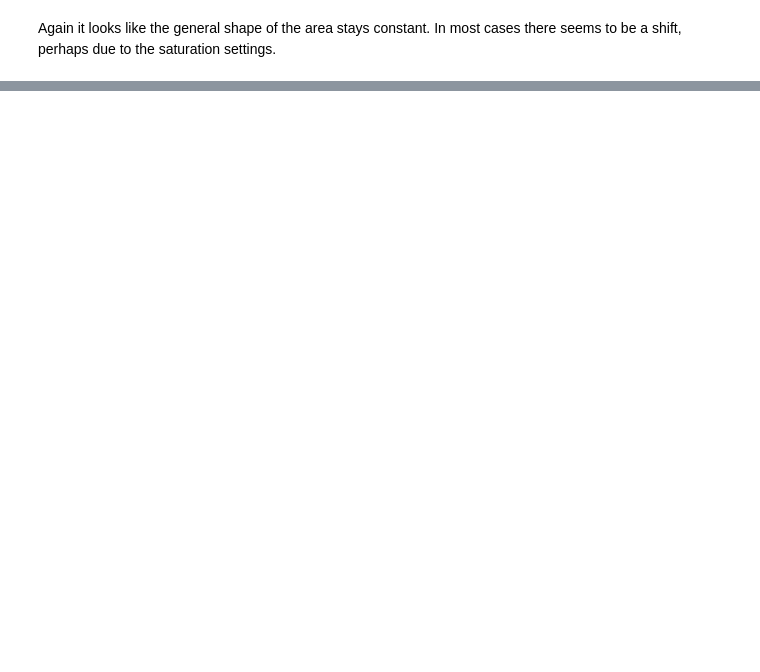
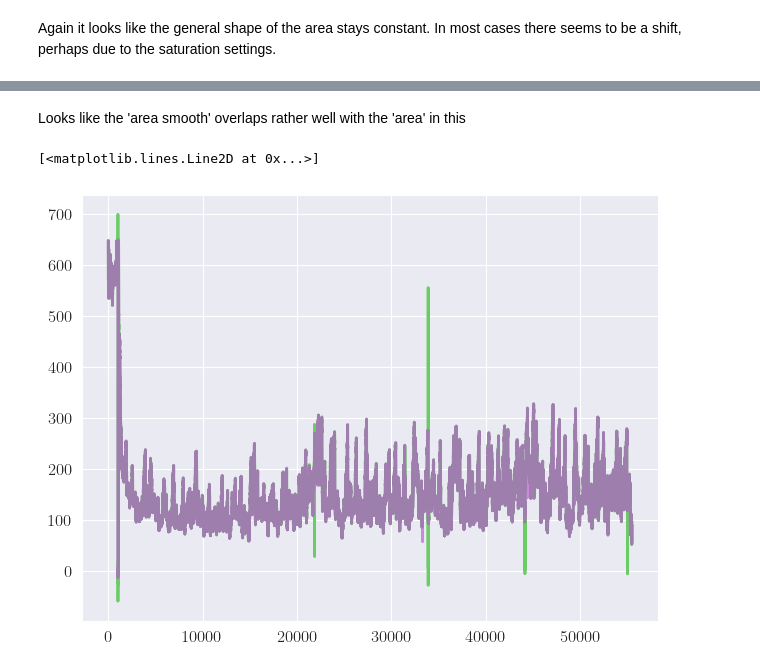
Before and after one commit to EirikSP/MouseProjectGH, a Jupyter notebook: analyse/annalyse.ipynb, the cells around one changed output, grey strips where cells are left out. Drawn from its saved outputs; the diff is of its cells as text; code cells hidden in the pictures; blank space fills up the shorter version.

```diff
--- a/analyse/annalyse.ipynb
+++ b/analyse/annalyse.ipynb
@@ -300,0 +345,8 @@ plt.plot(areas_smooth['001'])
+# %% [markdown]
+Looks like the 'area smooth' overlaps rather well with the 'area' in this
+# %%
+plt.plot(areas['002'])
+plt.plot(areas_smooth['002'], alpha=0.65)
+# %% [output]
+[<matplotlib.lines.Line2D at 0x...>]
+[figure, added]
```
Also changed, not shown: parts of 38 cells of this notebook.
